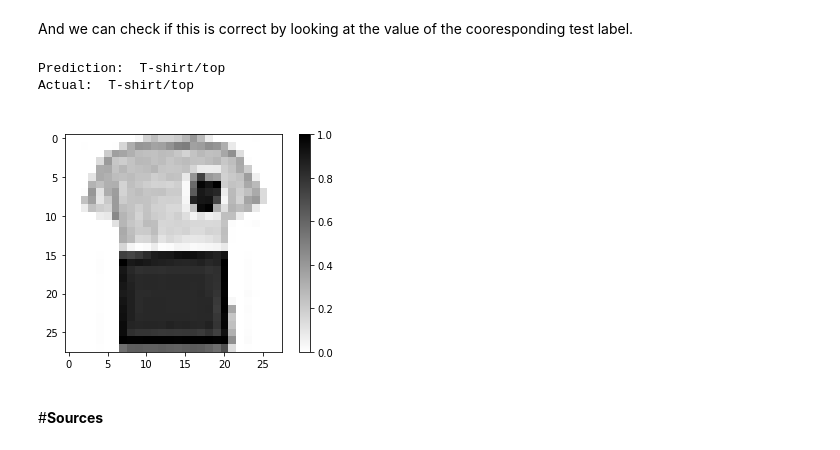
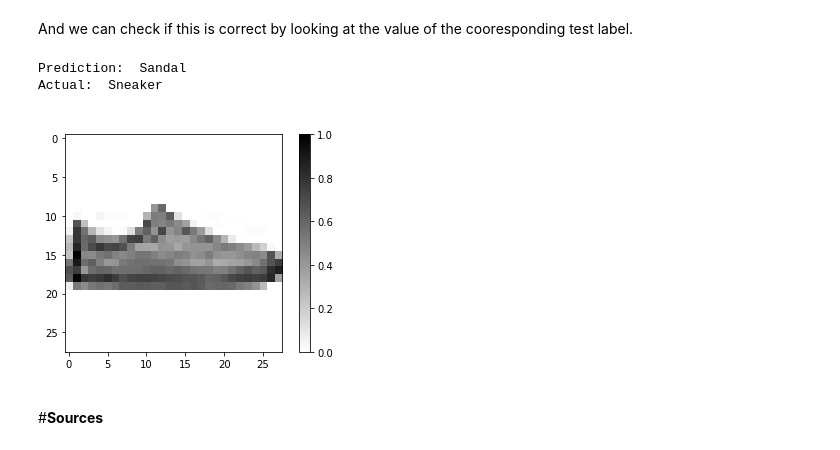
Before and after one commit to annaf6409/Workshop, a Jupyter notebook: GDSC_TensorFlow_Demo.ipynb, the cells around one changed output. Drawn from its saved outputs; the diff is of its cells as text; code cells hidden in the pictures.

```diff
--- a/GDSC_TensorFlow_Demo.ipynb
+++ b/GDSC_TensorFlow_Demo.ipynb
@@ -338,35 +336,35 @@ test_labels[0]
 # %%
 COLOR = 'white'
 plt.rcParams['text.color'] = COLOR
 plt.rcParams['axes.labelcolor'] = COLOR
 
 def predict(model, image, correct_label):
   class_names = ['T-shirt/top', 'Trouser', 'Pullover', 'Dress', 'Coat',
                'Sandal', 'Shirt', 'Sneaker', 'Bag', 'Ankle boot']
   prediction = model.predict(np.array([image]))
   print('Prediction: ', class_names[np.argmax(prediction)])
   print('Actual: ', class_names[correct_label])
   predicted_class = class_names[np.argmax(prediction)]
 
   show_image(image, class_names[correct_label], predicted_class)
 
 
 def show_image(img, label, guess):
   plt.figure()
   plt.imshow(img, cmap=plt.cm.binary)
   plt.title("Excpected: " + label)
   plt.xlabel("Guess: " + guess)
   plt.colorbar()
   plt.grid(False)
   plt.show()
 
-num = 120 #change number
+num = 12 #change number
 image = test_images[num]
 label = test_labels[num]
 predict(model, image, label)
 # %% [output]
-Prediction:  T-shirt/top
-Actual:  T-shirt/top
+Prediction:  Sandal
+Actual:  Sneaker
-[figure, old version]
+[figure, new version]
 # %% [markdown]
 #**Sources**
```
Also changed, not shown: parts of 4 cells of this notebook.
